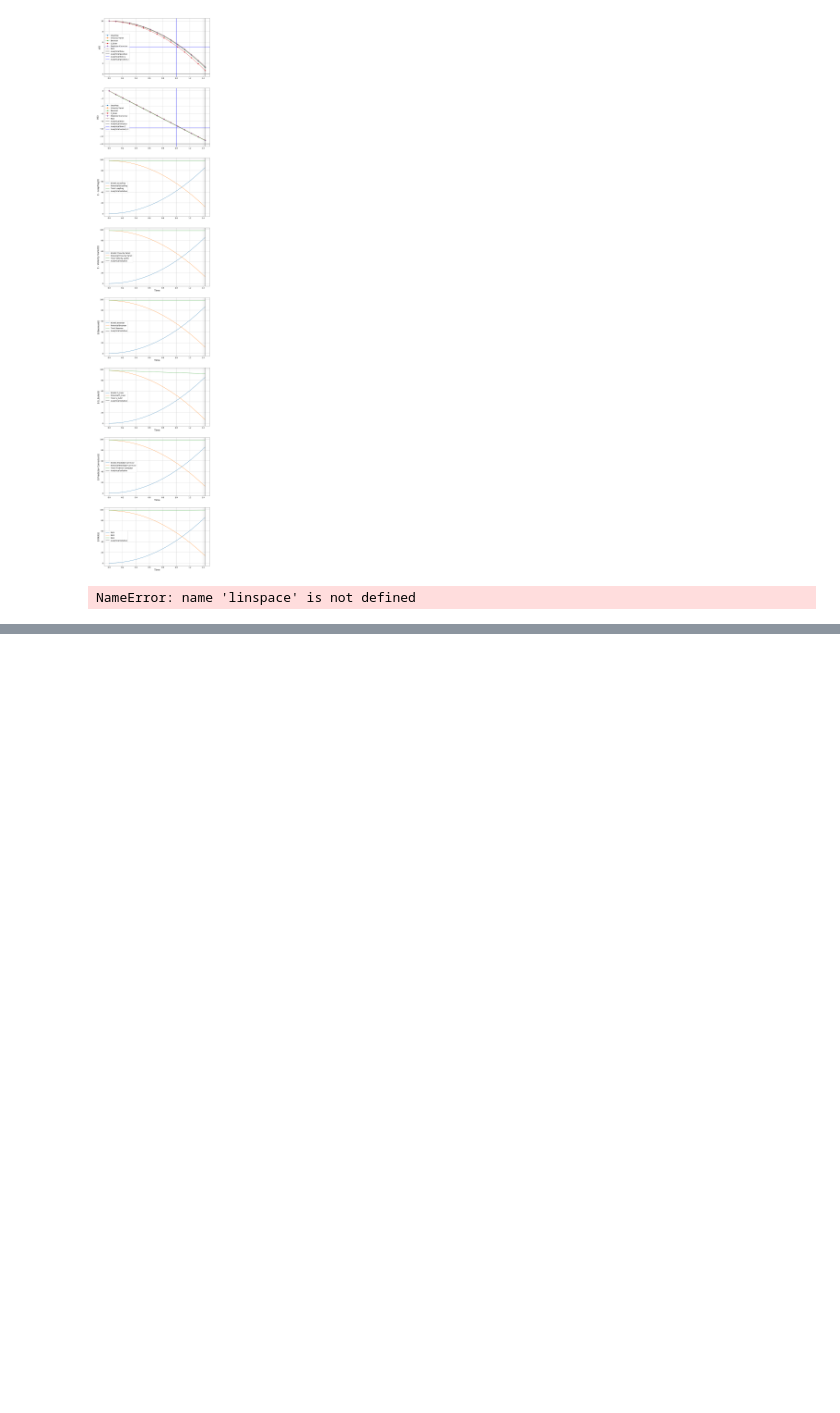
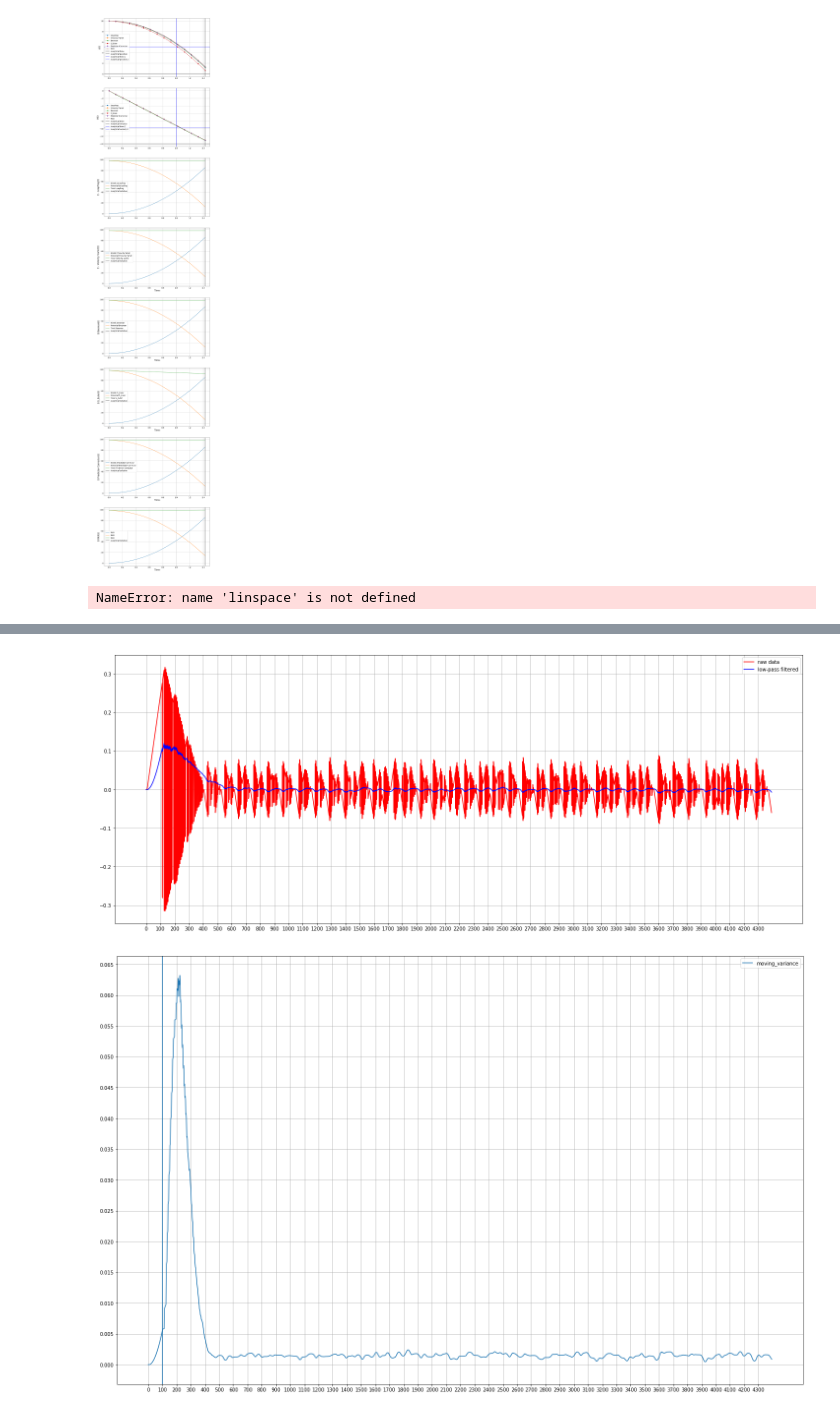
Before and after one commit to DjoleMNE/Lazy_Robot_Control_by_Relaxation_of_Motion_and_Force_Constraints, a Jupyter notebook: integrator_python_testing.ipynb, the cells around one changed output, grey strips where cells are left out. Cells and saved outputs as stored; diff of their text form; code cells hidden in the pictures; blank space fills up the shorter version.

Commit message:
[Python Test] Moving variance algorithm added and tested on bias signal

```diff
--- a/integrator_python_testing.ipynb
+++ b/integrator_python_testing.ipynb
@@ -874,0 +888,9 @@ plt.tight_layout()
+# %%
+def sine_generator(fs, sinefreq, duration):
+    T = duration
+    nsamples = fs * T
+    w = 2. * np.pi * sinefreq
+    t_sine = np.linspace(0, T, nsamples, endpoint=False)
+    y_sine = np.sin(w * t_sine)
+
+    return t_sine, y_sine
@@ -874,0 +904,8 @@ plt.tight_layout()
+# %%
+def lowpass_filter(data, alpha):
+    low_data = np.copy(data)
+
+    low_data[0] = (1.0 - alpha) * data[0]
+    for i in range(1, len(data)):
+        low_data[i] = alpha * low_data[i-1] + (1.0 - alpha) * data[i]
+    return low_data
@@ -874,0 +961,52 @@ plt.tight_layout()
+# %%
+fps = 30
+sine_fq = 10 #Hz
+duration = 10 #seconds
+t_sine5, y_sine5 = sine_generator(fps, sine_fq, duration)
+y_sine5 = random_data[:300] + y_sine5
+y_1 = y_sine5
+y_2 = y_sine5
+
+f=open("gain_signal.txt", "r")
+lines = f.read().strip().split("\n")
+gain_signal = np.float32(np.array(lines))
+f.close()
+alpha_low = 0.99
+alpha_high = 0.3
+
+plt.figure(figsize=(25,10))
+major_ticks = np.arange(0, len(gain_signal), 100)
+minor_ticks = np.arange(-1, 1, 0.1)
+plt.xticks(major_ticks)
+plt.yticks(minor_ticks)
+
+plt.plot(gain_signal, c= 'red', label = "raw data")
+
+low_sine5 = lowpass_filter(gain_signal, alpha_low)
+plt.plot(low_sine5, c= 'blue', label = "low-pass filtered")
+# high_sine5 = highpass_filter(gain_signal, alpha_high)
+# plt.plot(high_sine5, c= 'green', label = "high-pass filtered")
+plt.grid()
+plt.legend()
+plt.show()
+
+win_size = 100
+var_calc = RunningStats(win_size)
+moving_var = []
+for i, step in enumerate(gain_signal):
+    var_calc.push(step)
+    moving_var.append(var_calc.get_var())
+moving_var = np.array(moving_var)
+
+plt.figure(figsize=(25,16))
+plt.xticks(major_ticks)
+minor_ticks = np.arange(0, 0.7, 0.005)
+plt.yticks(minor_ticks)
+plt.axvline(x=win_size)
+plt.plot(moving_var, label = "moving_variance")
+plt.grid()
+plt.legend()
+plt.show()
+# %% [output]
+[figure, added]
+[figure, added]
```
Also changed, not shown: parts of 11 cells of this notebook, 2 other files.
